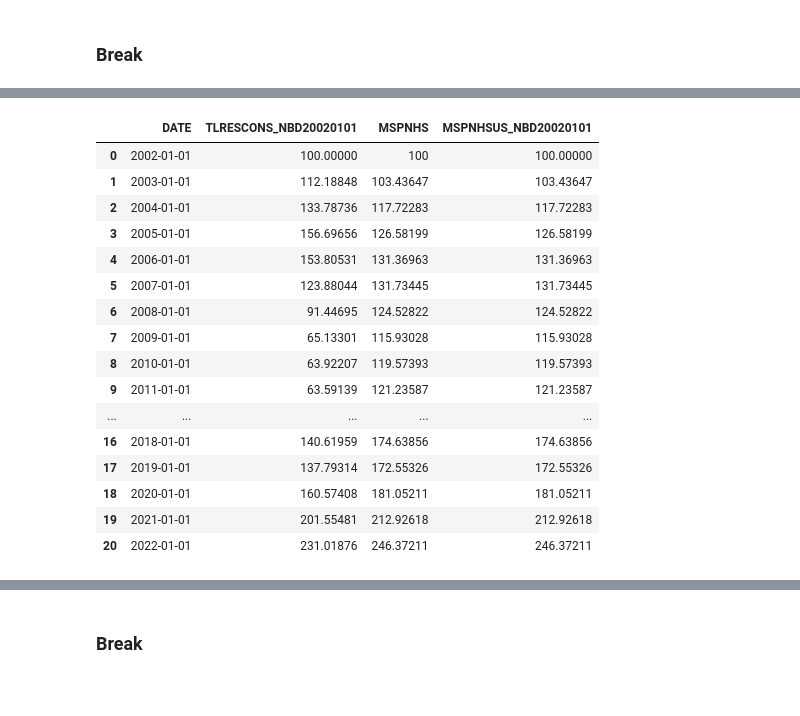
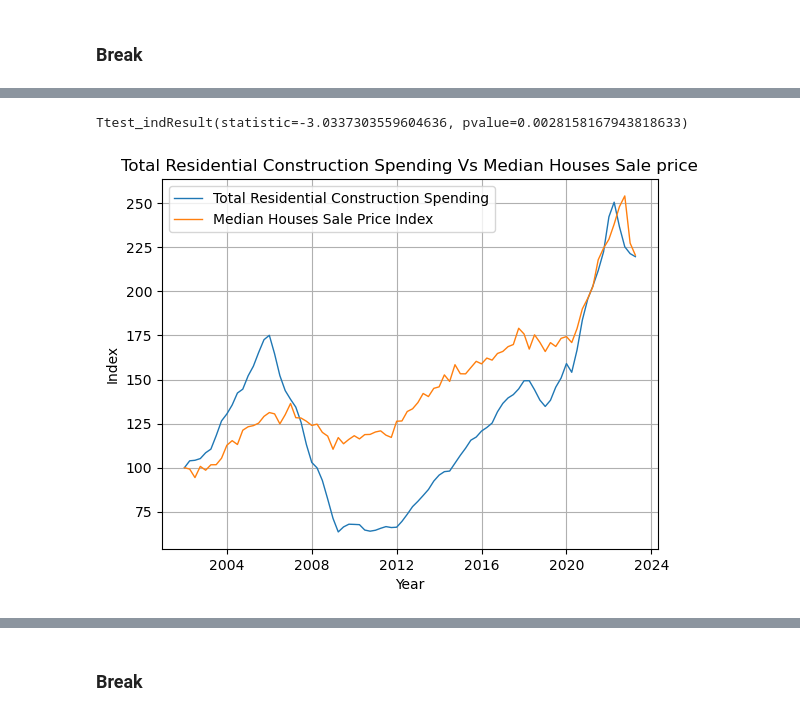
Before and after one commit to dthomas0424/Project1Team6, a Jupyter notebook: project_1_combined.ipynb, the cells around one changed output, grey strips where cells are left out. Saved outputs shown, nothing was run; the diff lists cells and outputs as text; code cells hidden in the pictures; blank space fills up the shorter version.

```diff
--- a/project_1_combined.ipynb
+++ b/project_1_combined.ipynb
@@ -300,10 +299,7 @@ HSP_an_path = "Input_Files/Median Sales Price of Houses Sold Annual index2002.cs
 # %%
-data1 = pd.read_csv(TCSR_an_path)
-Ta_data_df = pd.DataFrame(data1)
-data2 = pd.read_csv(NHSP_an_path)
-NHa_data_df = pd.DataFrame(data2)
-data3 = pd.read_csv(HSP_an_path)
-Ha_data_df = pd.DataFrame(data3)
-NHa_data_df['DATE'] = NHa_data_df['DATE'].astype('datetime64[D]')
-Ta_data_df['DATE'] = Ta_data_df['DATE'].astype('datetime64[D]')
-Ha_data_df['DATE'] = Ha_data_df['DATE'].astype('datetime64[D]')
+data1 = pd.read_csv(TCSR_path)
+T_data_df = pd.DataFrame(data1)
+data3 = pd.read_csv(HSP_path)
+H_data_df = pd.DataFrame(data3)
+H_data_df['DATE'] = H_data_df['DATE'].astype('datetime64[D]')
+T_data_df['DATE'] = T_data_df['DATE'].astype('datetime64[D]')
@@ -320,0 +306,4 @@ merge1_df.head()
+# %%
+TCSR_HSP = pd.merge(T_data_df,H_data_df, how="left", on=["DATE"])
+TCSR_HSP_df = pd.DataFrame(TCSR_HSP)
+TCSR_HSP_df.head()
@@ -321,24 +317,26 @@ merge1_df.head()
 # %%
-TCSR_NHSP_HSP_Pop = pd.merge(merge1_df, Ha_data_df, how="left", on=["DATE"])
-final_comb_df = pd.DataFrame(TCSR_NHSP_HSP_Pop)
-final_comb_df.dropna(inplace=True)
-final_comb_df
+# Total Residential Construction Spending vs Median houses sale price
+d = TCSR_HSP_df["DATE"]
+x = TCSR_HSP_df["TLRESCONS_NBD20020101"]
+y = TCSR_HSP_df["MSPUS_NBD20020101"]
+
+plt.plot(d, x, linewidth=1, label="Total Residential Construction Spending")
+plt.plot(d, y, linewidth=1, label="Median Houses Sale Price Index")
+
+plt.title("Total Residential Construction Spending Vs Median Houses Sale price")
+plt.ylabel("Index")
+plt.xlabel("Year")
+
+ttest = stats.ttest_ind(x, y, equal_var=False)
+print(ttest)
+
+plt.legend(loc="best")
+plt.grid()
+
+NC_1Q = plt.gcf()
+plt.show()
+NC_1Q.savefig("Images/NC_Quarterly1.png")
 # %% [output]
-|  | DATE | TLRESCONS_NBD20020101 | MSPNHS | MSPNHSUS_NBD20020101 |
-| 0 | 2002-01-01 | 100.00000 | 100 | 100.00000 |
-| 1 | 2003-01-01 | 112.18848 | 103.43647 | 103.43647 |
-| 2 | 2004-01-01 | 133.78736 | 117.72283 | 117.72283 |
-| 3 | 2005-01-01 | 156.69656 | 126.58199 | 126.58199 |
-| 4 | 2006-01-01 | 153.80531 | 131.36963 | 131.36963 |
-| 5 | 2007-01-01 | 123.88044 | 131.73445 | 131.73445 |
-| 6 | 2008-01-01 | 91.44695 | 124.52822 | 124.52822 |
-| 7 | 2009-01-01 | 65.13301 | 115.93028 | 115.93028 |
-| 8 | 2010-01-01 | 63.92207 | 119.57393 | 119.57393 |
-| 9 | 2011-01-01 | 63.59139 | 121.23587 | 121.23587 |
-| ... | ... | ... | ... | ... |
-| 16 | 2018-01-01 | 140.61959 | 174.63856 | 174.63856 |
-| 17 | 2019-01-01 | 137.79314 | 172.55326 | 172.55326 |
-| 18 | 2020-01-01 | 160.57408 | 181.05211 | 181.05211 |
-| 19 | 2021-01-01 | 201.55481 | 212.92618 | 212.92618 |
-| 20 | 2022-01-01 | 231.01876 | 246.37211 | 246.37211 |
+Ttest_indResult(statistic=-3.0337303559604636, pvalue=0.0028158167943818633)
+[figure, added]
 # %%
```
Also changed, not shown: parts of 7 cells of this notebook.
